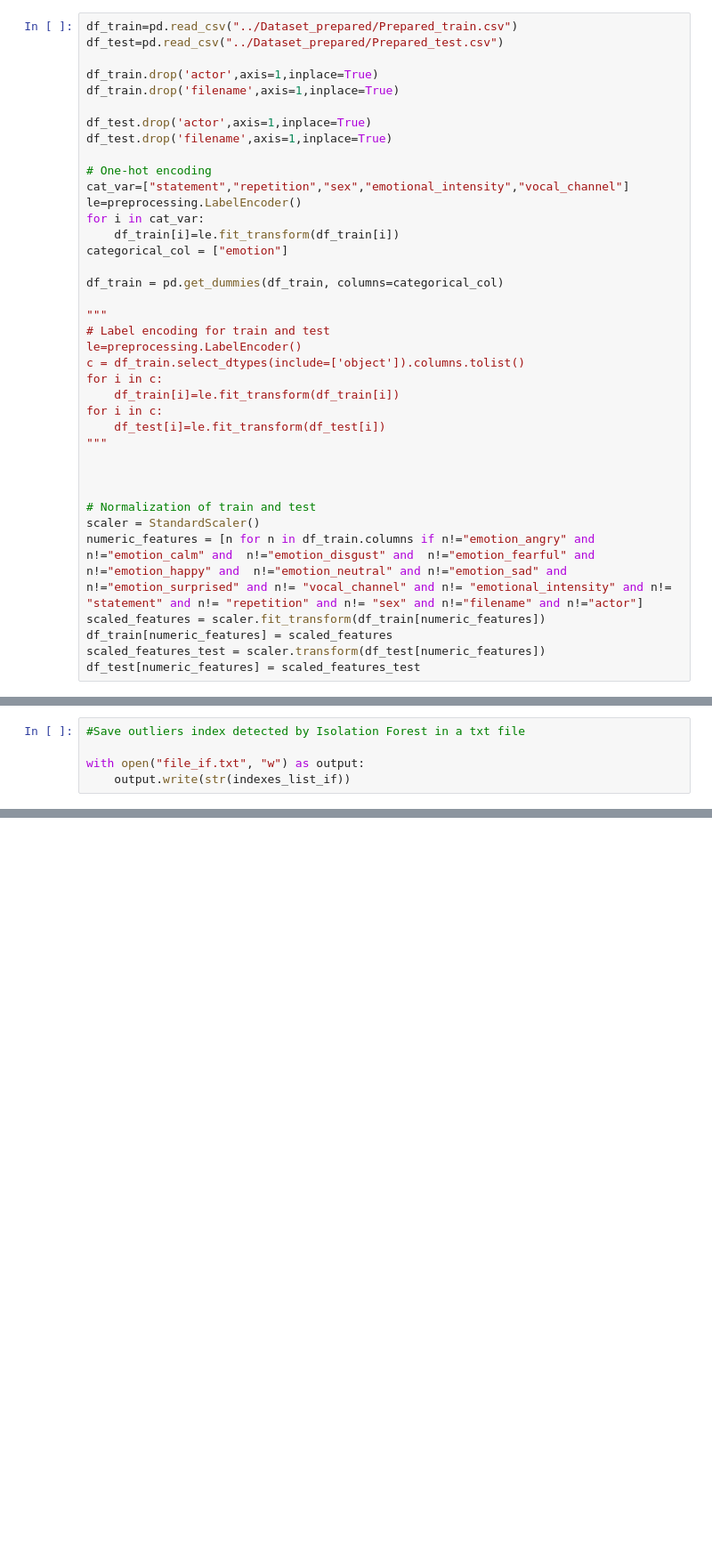
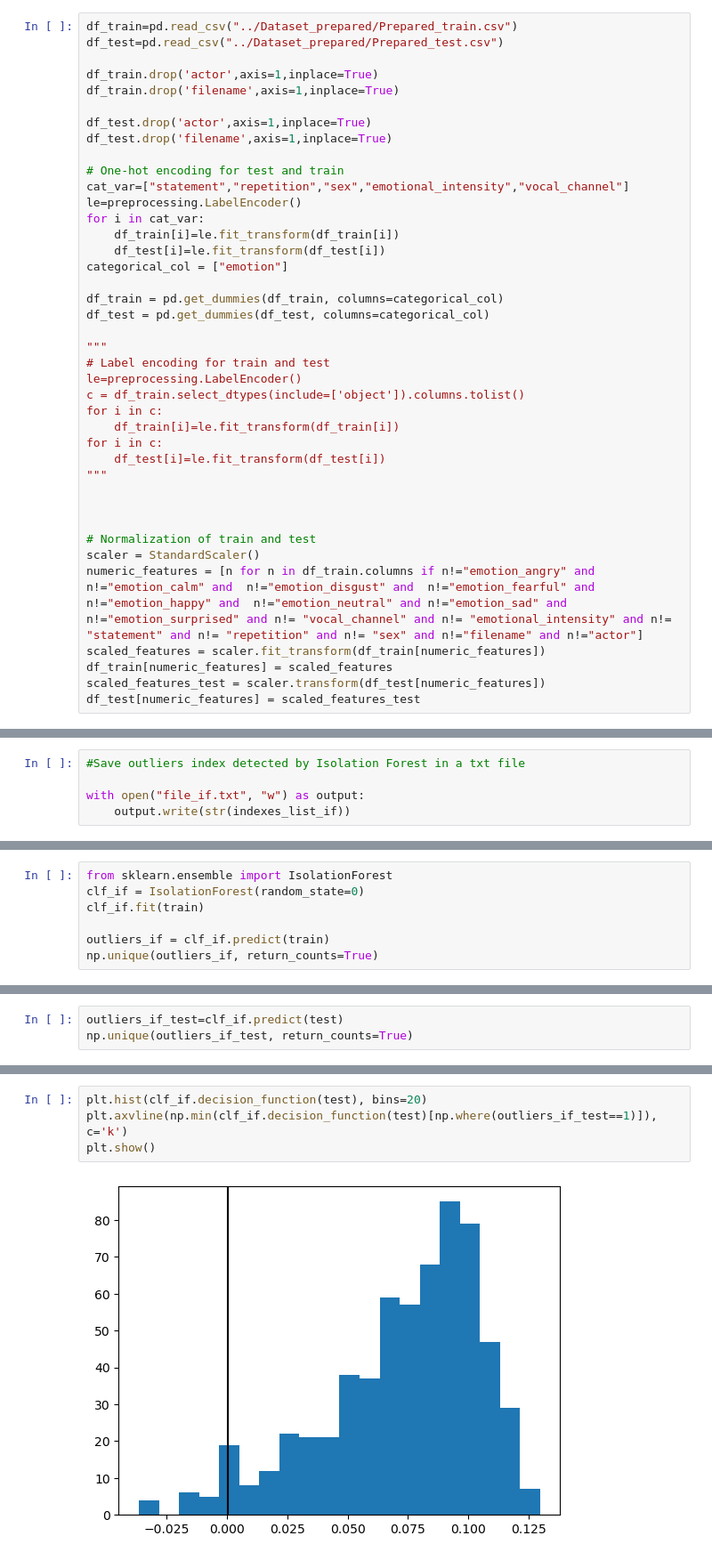
Before and after one commit to Diabelny/Data-Mining-2, a Jupyter notebook: Task1_OutlierDetection/OutDet.ipynb, the cells around one changed output, grey strips where cells are left out. Shown at 89% size. Cells and saved outputs as stored; diff of their text form; blank space fills up the shorter version.

```diff
--- a/Task1_OutlierDetection/OutDet.ipynb
+++ b/Task1_OutlierDetection/OutDet.ipynb
@@ -49,14 +49,16 @@ df_train.drop('filename',axis=1,inplace=True)
 df_test.drop('actor',axis=1,inplace=True)
 df_test.drop('filename',axis=1,inplace=True)
 
-# One-hot encoding
+# One-hot encoding for test and train
 cat_var=["statement","repetition","sex","emotional_intensity","vocal_channel"]
 le=preprocessing.LabelEncoder()
 for i in cat_var:
     df_train[i]=le.fit_transform(df_train[i])
+    df_test[i]=le.fit_transform(df_test[i])
 categorical_col = ["emotion"]
 
 df_train = pd.get_dummies(df_train, columns=categorical_col)
+df_test = pd.get_dummies(df_test, columns=categorical_col)
 
 """
 # Label encoding for train and test
@@ -1416,0 +1441,7 @@ with open("file_if.txt", "w") as output:
+# %%
+from sklearn.ensemble import IsolationForest
+clf_if = IsolationForest(random_state=0)
+clf_if.fit(train)
+
+outliers_if = clf_if.predict(train)
+np.unique(outliers_if, return_counts=True)
@@ -1416,0 +1450,3 @@ with open("file_if.txt", "w") as output:
+# %%
+outliers_if_test=clf_if.predict(test)
+np.unique(outliers_if_test, return_counts=True)
@@ -1416,0 +1459,6 @@ with open("file_if.txt", "w") as output:
+# %%
+plt.hist(clf_if.decision_function(test), bins=20)
+plt.axvline(np.min(clf_if.decision_function(test)[np.where(outliers_if_test==1)]), c='k')
+plt.show()
+# %% [output]
+[figure, added]
```
Also changed, not shown: parts of 7 cells of this notebook, 1 other file.
